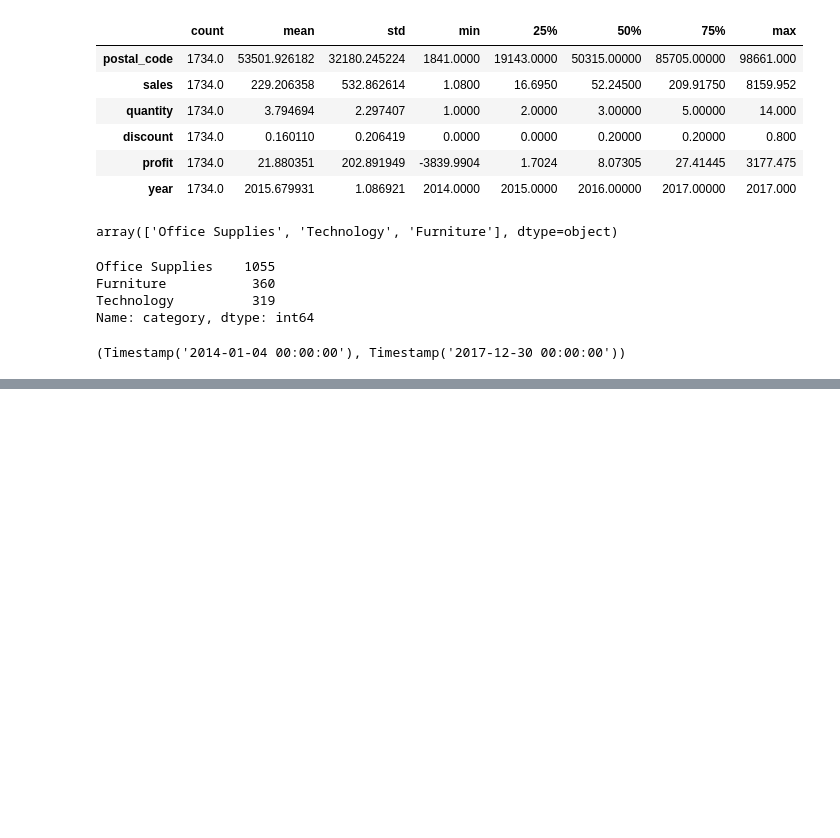
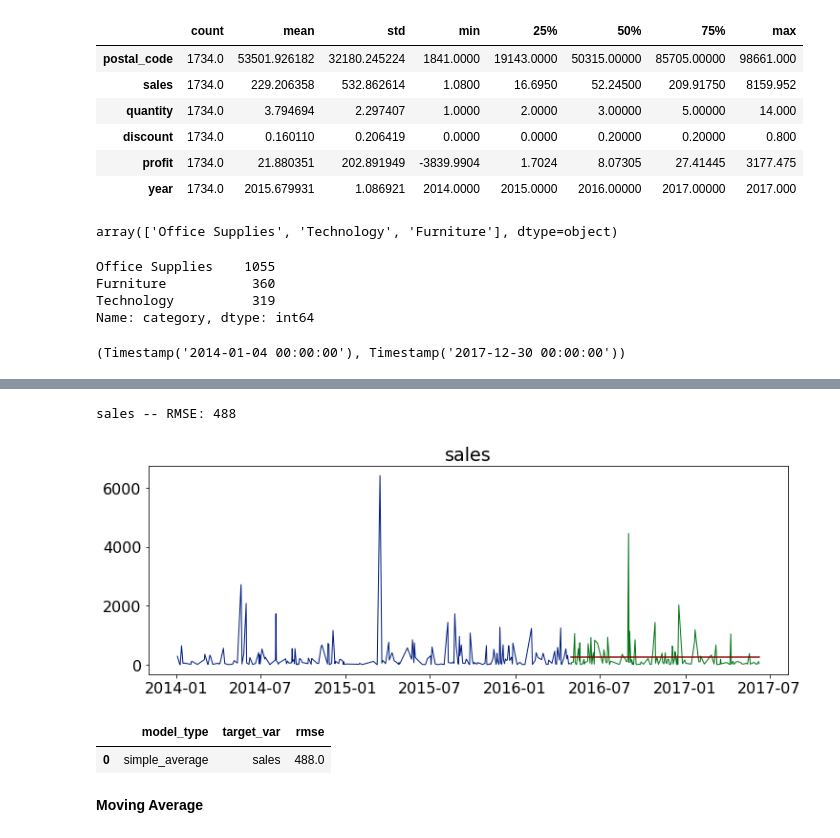
Before and after one commit to Kristofer-Rivera-and-Oliver-Ton/time_series_project, a Jupyter notebook: first_notebook.ipynb, the cells around one changed output, grey strips where cells are left out. Saved outputs shown, nothing was run; the diff lists cells and outputs as text; code cells hidden in the pictures; blank space fills up the shorter version.

Commit message:
add quick predictions

```diff
--- a/first_notebook.ipynb
+++ b/first_notebook.ipynb
@@ -167,0 +203,26 @@ plt.show()
+# %%
+#From the lesson
+def evaluate(target_var):
+    rmse = round(sqrt(mean_squared_error(validate[target_var], yhat_df[target_var])), 0)
+    return rmse
+
+def plot_and_eval(target_var):
+    plt.figure(figsize = (12,4))
+    plt.plot(train[target_var], label = 'Train', linewidth = 1)
+    plt.plot(validate[target_var], label = 'Validate', linewidth = 1)
+    plt.plot(yhat_df[target_var])
+    plt.title(target_var)
+    rmse = evaluate(target_var)
+    print(target_var, '-- RMSE: {:.0f}'.format(rmse))
+    plt.show()
+
+def append_eval_df(model_type, target_var):
+    rmse = evaluate(target_var)
+    d = {'model_type': [model_type], 'target_var': [target_var], 'rmse': [rmse]}
+    d = pd.DataFrame(d)
+    return eval_df.append(d, ignore_index = True)
+
+def make_predictions():
+    yhat_df = pd.DataFrame({'sales': [sales],
+                           }, index = validate.index)
+    return yhat_df
@@ -167,0 +234,6 @@ plt.show()
+# %%
+for col in train.columns:
+    plot_and_eval(col)
+# %% [output]
+sales -- RMSE: 488
+[figure, added]
@@ -167,0 +242,9 @@ plt.show()
+# %%
+for col in train.columns:
+    eval_df = append_eval_df(model_type='simple_average', target_var = col)
+eval_df
+# %% [output]
+|  | model_type | target_var | rmse |
+| 0 | simple_average | sales | 488.0 |
+# %% [markdown]
+**Moving Average**
```
Also changed, not shown: parts of 22 cells of this notebook.
